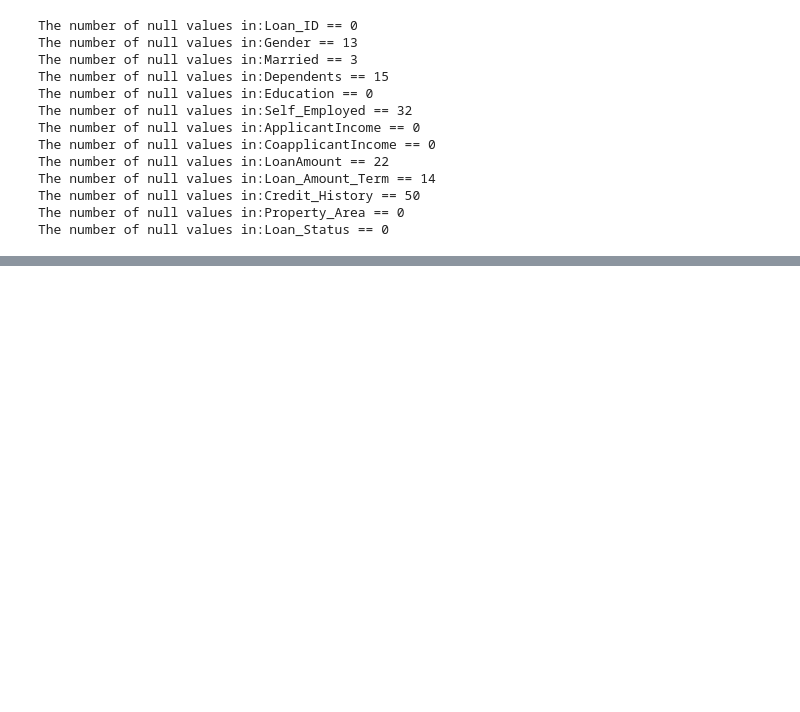
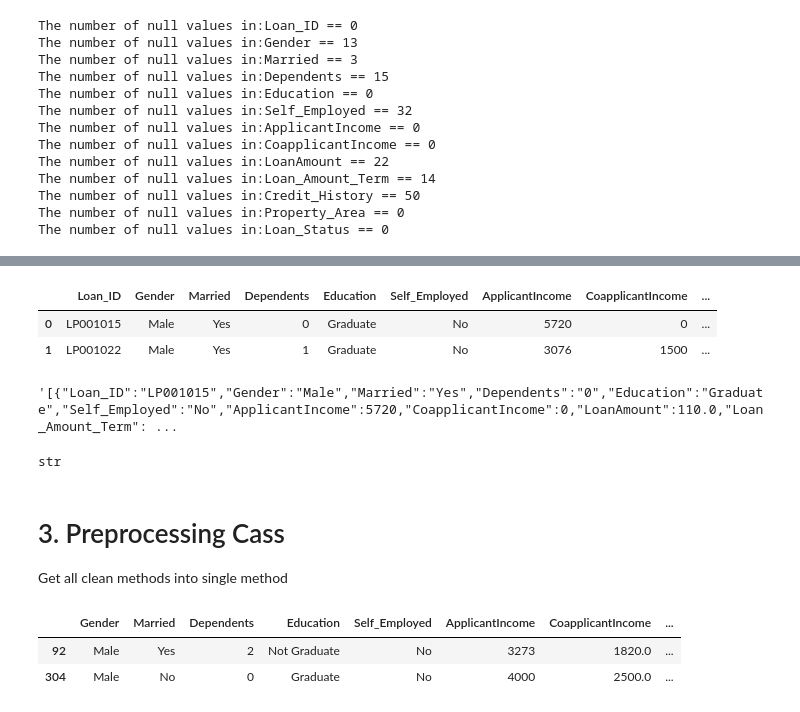
Before and after one commit to pedrocarvalhodev/flask_api, a Jupyter notebook: notebooks/S1_Clean.ipynb, the cells around one changed output, grey strips where cells are left out. Cells and saved outputs as stored; diff of their text form; code cells hidden in the pictures; blank space fills up the shorter version.

```diff
--- a/notebooks/S1_Clean.ipynb
+++ b/notebooks/S1_Clean.ipynb
@@ -32,0 +201,20 @@ The number of null values in:Loan_Status == 0
+# %%
+"""Converting Pandas Dataframe to json
+"""
+dftest.loc[0:1]#.to_json(orient='records')
+# %% [output]
+|  | Loan_ID | Gender | Married | Dependents | Education | Self_Employed | ApplicantIncome | CoapplicantIncome | ... |
+| 0 | LP001015 | Male | Yes | 0 | Graduate | No | 5720 | 0 | ... |
+| 1 | LP001022 | Male | Yes | 1 | Graduate | No | 3076 | 1500 | ... |
+# %%
+dftest.loc[0:1].to_json(orient='records')
+# %% [output]
+'[{"Loan_ID":"LP001015","Gender":"Male","Married":"Yes","Dependents":"0","Education":"Graduate","Self_Employed":"No","ApplicantIncome":5720,"CoapplicantIncome":0,"LoanAmount":110.0,"Loan_Amount_Term": ...
+# %%
+type(dftest.loc[0:1].to_json(orient='records'))
+# %% [output]
+str
+# %% [markdown]
+# 3. Preprocessing Cass
+
+Get all clean methods into single method
@@ -32,0 +278,6 @@ The number of null values in:Loan_Status == 0
+# %%
+X_train.head(2)
+# %% [output]
+|  | Gender | Married | Dependents | Education | Self_Employed | ApplicantIncome | CoapplicantIncome | ... |
+| 92 | Male | Yes | 2 | Not Graduate | No | 3273 | 1820.0 | ... |
+| 304 | Male | No | 0 | Graduate | No | 4000 | 2500.0 | ... |
```
Also changed, not shown: parts of 65 cells of this notebook, 4 other files.
